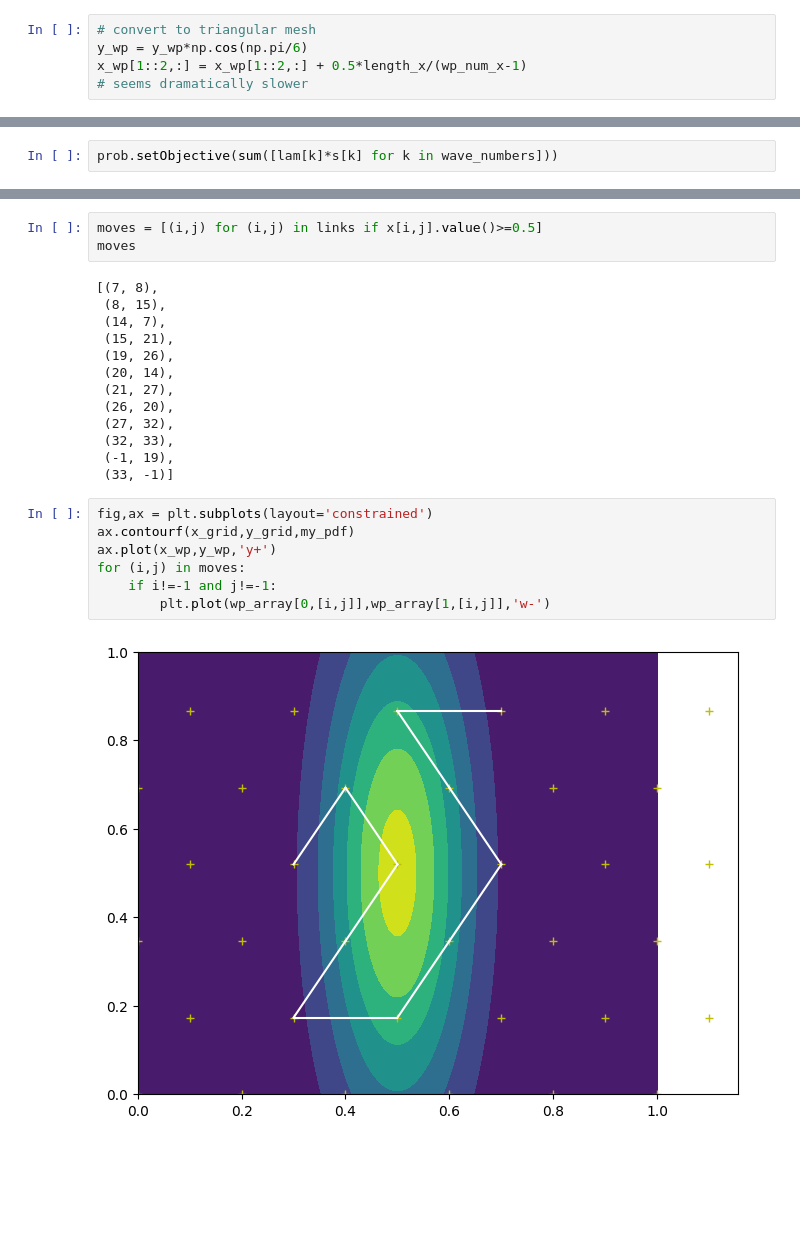
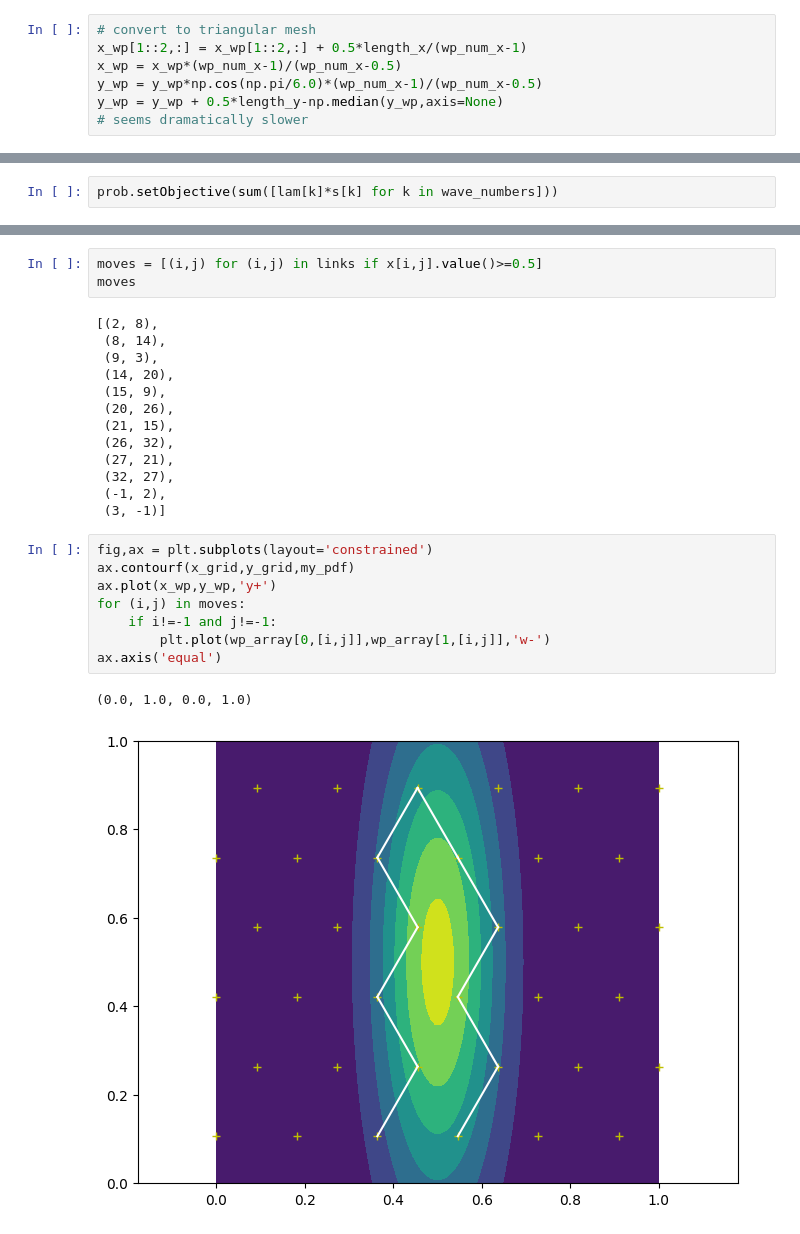
Before and after one commit to arthurrichards77/ergodic, a Jupyter notebook: ergodic_test.ipynb, the cells around one changed output, grey strips where cells are left out. Saved outputs shown, nothing was run; the diff lists cells and outputs as text; blank space fills up the shorter version.

```diff
--- a/ergodic_test.ipynb
+++ b/ergodic_test.ipynb
@@ -111,8 +113,10 @@ wp_num_y = 6
 x_wp,y_wp = np.meshgrid(np.linspace(0,length_x,wp_num_x),np.linspace(0,length_x,wp_num_y))
 # %%
 # convert to triangular mesh
-y_wp = y_wp*np.cos(np.pi/6)
 x_wp[1::2,:] = x_wp[1::2,:] + 0.5*length_x/(wp_num_x-1)
+x_wp = x_wp*(wp_num_x-1)/(wp_num_x-0.5)
+y_wp = y_wp*np.cos(np.pi/6.0)*(wp_num_x-1)/(wp_num_x-0.5)
+y_wp = y_wp + 0.5*length_y-np.median(y_wp,axis=None)
 # seems dramatically slower
 # %%
 num_wp = wp_num_x*wp_num_y
@@ -205,24 +211,26 @@ Optimal
 moves = [(i,j) for (i,j) in links if x[i,j].value()>=0.5]
 moves
 # %% [output]
-[(7, 8),
- (8, 15),
- (14, 7),
- (15, 21),
- (19, 26),
- (20, 14),
- (21, 27),
- (26, 20),
- (27, 32),
- (32, 33),
- (-1, 19),
- (33, -1)]
+[(2, 8),
+ (8, 14),
+ (9, 3),
+ (14, 20),
+ (15, 9),
+ (20, 26),
+ (21, 15),
+ (26, 32),
+ (27, 21),
+ (32, 27),
+ (-1, 2),
+ (3, -1)]
 # %%
 fig,ax = plt.subplots(layout='constrained')
 ax.contourf(x_grid,y_grid,my_pdf)
 ax.plot(x_wp,y_wp,'y+')
 for (i,j) in moves:
     if i!=-1 and j!=-1:
         plt.plot(wp_array[0,[i,j]],wp_array[1,[i,j]],'w-')
+ax.axis('equal')
 # %% [output]
+(0.0, 1.0, 0.0, 1.0)
-[figure, old version]
+[figure, new version]
```
Also changed, not shown: parts of 4 cells of this notebook, 1 other file.
